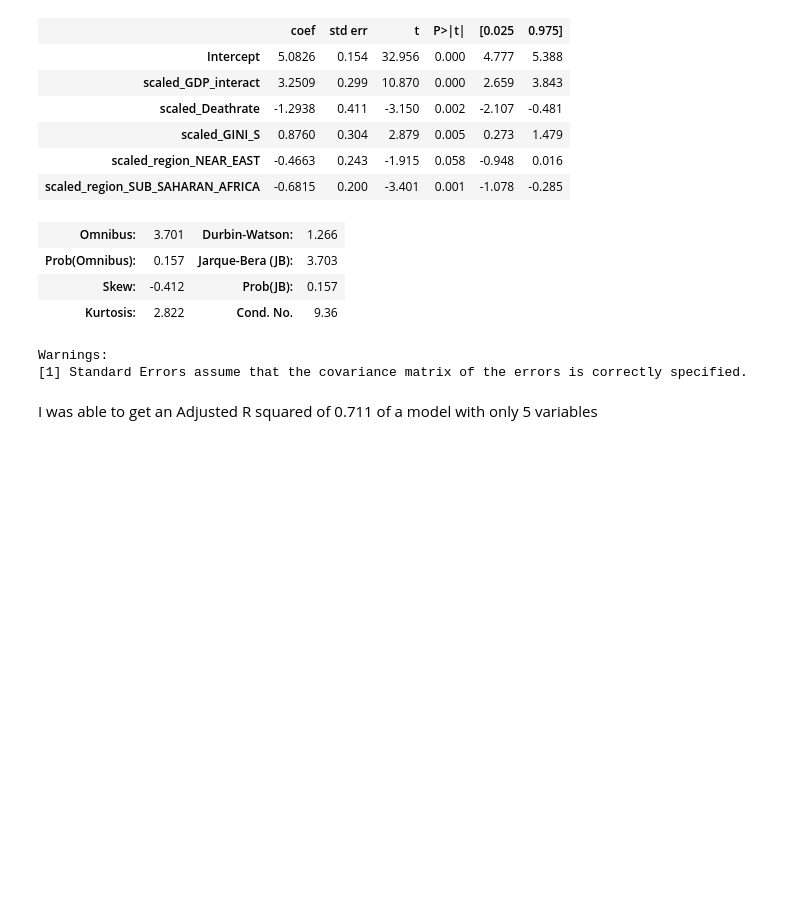
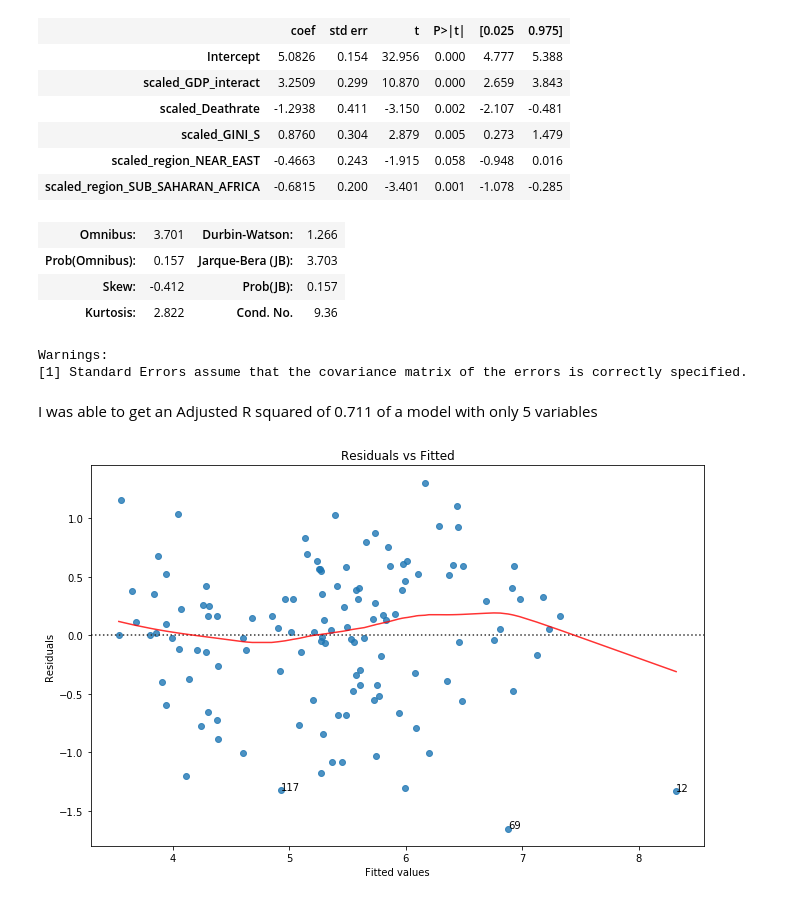
Before and after one commit to omerhakim/Mode_2_Project, a Jupyter notebook: Mode_2_Project.ipynb, the cells around one changed output. Cells and saved outputs as stored; diff of their text form; code cells hidden in the pictures; blank space fills up the shorter version.

```diff
--- a/Mode_2_Project.ipynb
+++ b/Mode_2_Project.ipynb
@@ -702,3 +704,45 @@ Warnings:
 [1] Standard Errors assume that the covariance matrix of the errors is correctly specified.
 # %% [markdown]
 I was able to get an Adjusted R squared of 0.711 of a model with only 5 variables
+# %%
+model_f= 'Happiness_Score ~ scaled_GDP_interact+ scaled_Deathrate + scaled_GINI_S+scaled_region_NEAR_EAST+scaled_region_SUB_SAHARAN_AFRICA'
+model = smf.ols(formula=model_f, data=df_happy)
+model_fit = model.fit()
+# %%
+# fitted values (need a constant term for intercept)
+model_fitted_y = model_fit.fittedvalues
+
+# model residuals
+model_residuals = model_fit.resid
+
+# normalized residuals
+model_norm_residuals = model_fit.get_influence().resid_studentized_internal
+
+# absolute squared normalized residuals
+model_norm_residuals_abs_sqrt = np.sqrt(np.abs(model_norm_residuals))
+
+# absolute residuals
+model_abs_resid = np.abs(model_residuals)
+# %%
+plot_lm_1 = plt.figure(1)
+plot_lm_1.set_figheight(7)
+plot_lm_1.set_figwidth(11)
+
+plot_lm_1.axes[0] = sns.residplot(model_fitted_y, 'Happiness_Score', data=df_happy,
+                          lowess=True,
+                          scatter_kws={'alpha': 0.8},
+                          line_kws={'color': 'red', 'lw': 1.5, 'alpha': 0.8})
+
+plot_lm_1.axes[0].set_title('Residuals vs Fitted')
+plot_lm_1.axes[0].set_xlabel('Fitted values')
+plot_lm_1.axes[0].set_ylabel('Residuals')
+
+# annotations
+abs_resid = model_abs_resid.sort_values(ascending=False)
+abs_resid_top_3 = abs_resid[:3]
+for i in abs_resid_top_3.index:
+    plot_lm_1.axes[0].annotate(i,
+                               xy=(model_fitted_y[i],
+                                   model_residuals[i]));
+# %% [output]
+[figure, added]
```
Also changed, not shown: parts of 8 cells of this notebook.
